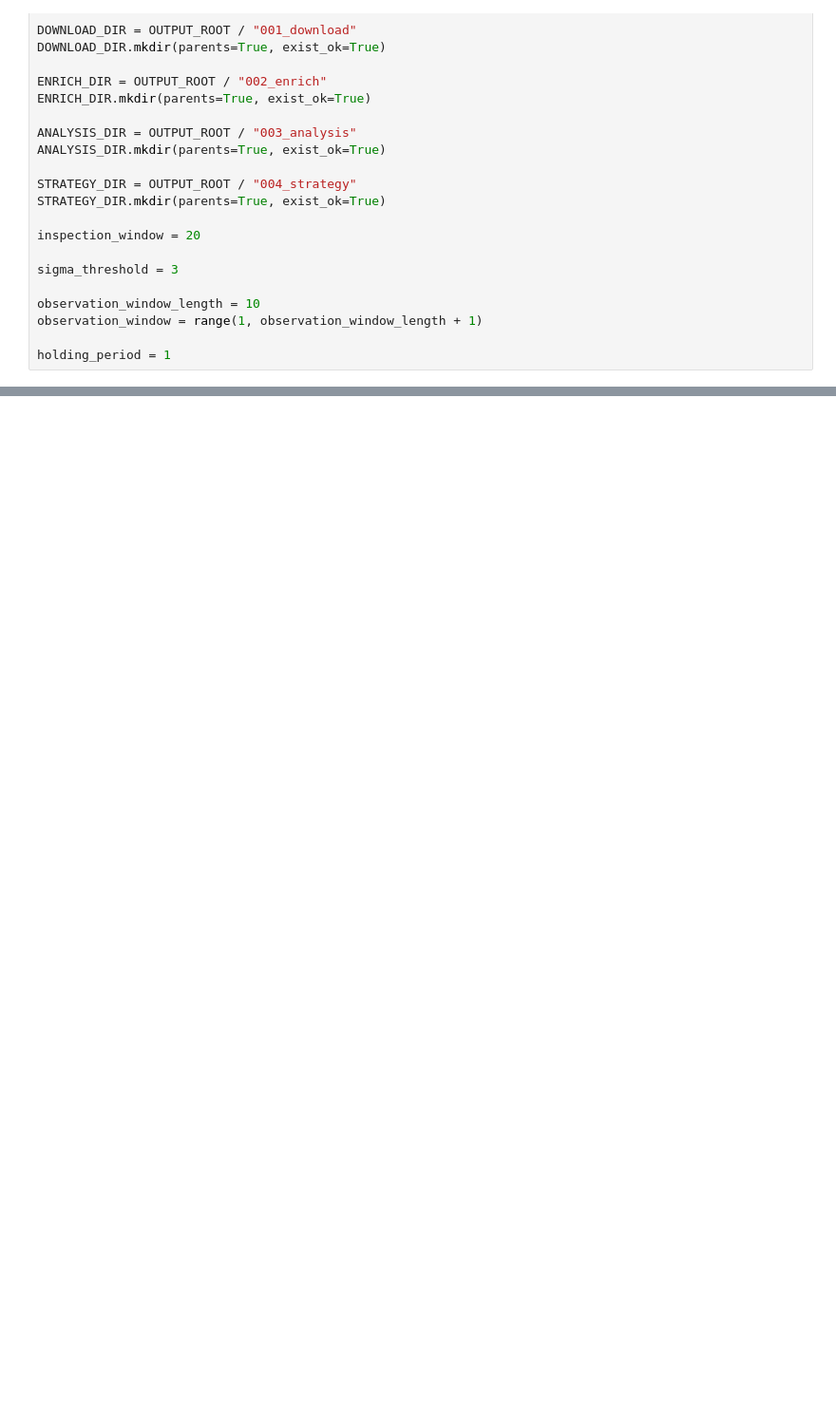
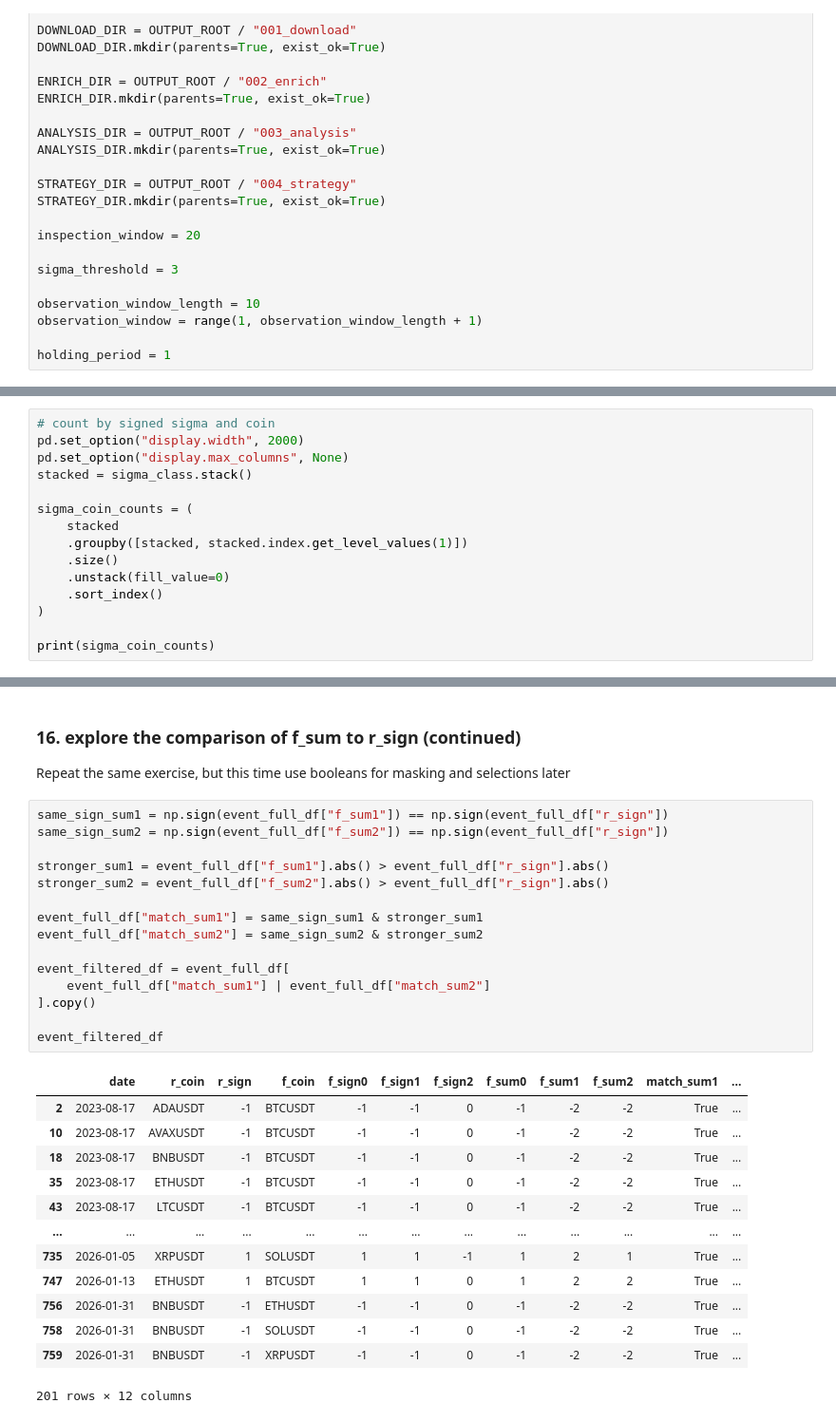
Before and after one commit to wayne-kirk-schmidt/wall-street-quants, a Jupyter notebook: project/Stat_Arb_Notebook/notebooks/004_strategy.ipynb, the cells around one changed output, grey strips where cells are left out. Shown at 95% size. Saved outputs shown, nothing was run; the diff lists cells and outputs as text; blank space fills up the shorter version.

```diff
--- a/project/Stat_Arb_Notebook/notebooks/004_strategy.ipynb
+++ b/project/Stat_Arb_Notebook/notebooks/004_strategy.ipynb
@@ -752,0 +211,15 @@ manifest updated: ../output/manifest.pkl
+# %%
+# count by signed sigma and coin
+pd.set_option("display.width", 2000)
+pd.set_option("display.max_columns", None)
+stacked = sigma_class.stack()
+
+sigma_coin_counts = (
+    stacked
+    .groupby([stacked, stacked.index.get_level_values(1)])
+    .size()
+    .unstack(fill_value=0)
+    .sort_index()
+)
+
+print(sigma_coin_counts)
@@ -752,0 +431,33 @@ manifest updated: ../output/manifest.pkl
+# %% [markdown]
+### 16. explore the comparison of f_sum to r_sign (continued)
+
+Repeat the same exercise, but this time use booleans for masking and selections later
+# %%
+same_sign_sum1 = np.sign(event_full_df["f_sum1"]) == np.sign(event_full_df["r_sign"])
+same_sign_sum2 = np.sign(event_full_df["f_sum2"]) == np.sign(event_full_df["r_sign"])
+
+stronger_sum1 = event_full_df["f_sum1"].abs() > event_full_df["r_sign"].abs()
+stronger_sum2 = event_full_df["f_sum2"].abs() > event_full_df["r_sign"].abs()
+
+event_full_df["match_sum1"] = same_sign_sum1 & stronger_sum1
+event_full_df["match_sum2"] = same_sign_sum2 & stronger_sum2
+
+event_filtered_df = event_full_df[
+    event_full_df["match_sum1"] | event_full_df["match_sum2"]
+].copy()
+
+event_filtered_df
+# %% [output]
+|  | date | r_coin | r_sign | f_coin | f_sign0 | f_sign1 | f_sign2 | f_sum0 | f_sum1 | f_sum2 | match_sum1 | ... |
+| 2 | 2023-08-17 | ADAUSDT | -1 | BTCUSDT | -1 | -1 | 0 | -1 | -2 | -2 | True | ... |
+| 10 | 2023-08-17 | AVAXUSDT | -1 | BTCUSDT | -1 | -1 | 0 | -1 | -2 | -2 | True | ... |
+| 18 | 2023-08-17 | BNBUSDT | -1 | BTCUSDT | -1 | -1 | 0 | -1 | -2 | -2 | True | ... |
+| 35 | 2023-08-17 | ETHUSDT | -1 | BTCUSDT | -1 | -1 | 0 | -1 | -2 | -2 | True | ... |
+| 43 | 2023-08-17 | LTCUSDT | -1 | BTCUSDT | -1 | -1 | 0 | -1 | -2 | -2 | True | ... |
+| ... | ... | ... | ... | ... | ... | ... | ... | ... | ... | ... | ... | ... |
+| 735 | 2026-01-05 | XRPUSDT | 1 | SOLUSDT | 1 | 1 | -1 | 1 | 2 | 1 | True | ... |
+| 747 | 2026-01-13 | ETHUSDT | 1 | BTCUSDT | 1 | 1 | 0 | 1 | 2 | 2 | True | ... |
+| 756 | 2026-01-31 | BNBUSDT | -1 | ETHUSDT | -1 | -1 | 0 | -1 | -2 | -2 | True | ... |
+| 758 | 2026-01-31 | BNBUSDT | -1 | SOLUSDT | -1 | -1 | 0 | -1 | -2 | -2 | True | ... |
+| 759 | 2026-01-31 | BNBUSDT | -1 | XRPUSDT | -1 | -1 | 0 | -1 | -2 | -2 | True | ... |
+201 rows × 12 columns
```
Also changed, not shown: parts of 74 cells of this notebook, 42 other files.
